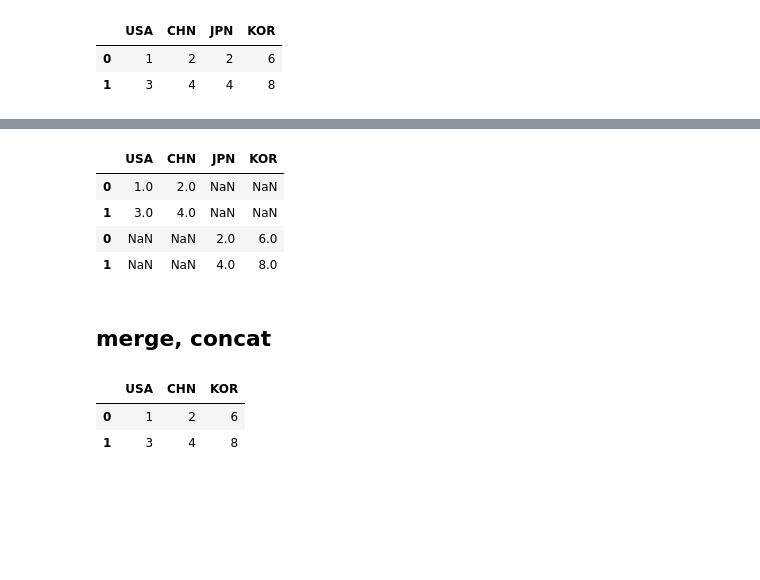
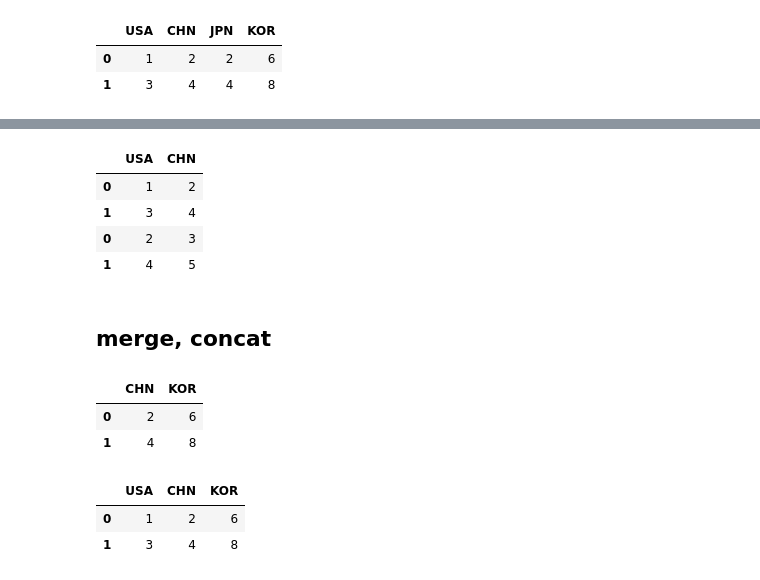
Before and after one commit to blue5070/python101, a Jupyter notebook: 1_3_pandas_1.ipynb, the cells around one changed output, grey strips where cells are left out. Saved outputs shown, nothing was run; the diff lists cells and outputs as text; code cells hidden in the pictures; blank space fills up the shorter version.

```diff
--- a/1_3_pandas_1.ipynb
+++ b/1_3_pandas_1.ipynb
@@ -431,13 +464,20 @@ pd.concat([df1, df2], axis = 1)
+# %%
+df3 = pd.DataFrame({'USA': [2, 4], 'CHN': [3, 5]})
 # %%
-pd.concat([df1, df2], axis = 0)
+pd.concat([df1, df3], axis = 0)
 # %% [output]
-|  | USA | CHN | JPN | KOR |
-| 0 | 1.0 | 2.0 | NaN | NaN |
-| 1 | 3.0 | 4.0 | NaN | NaN |
-| 0 | NaN | NaN | 2.0 | 6.0 |
-| 1 | NaN | NaN | 4.0 | 8.0 |
+|  | USA | CHN |
+| 0 | 1 | 2 |
+| 1 | 3 | 4 |
+| 0 | 2 | 3 |
+| 1 | 4 | 5 |
 # %% [markdown]
 ## merge, concat
 # %%
 df2.columns = ['CHN', 'KOR']
+df2
+# %% [output]
+|  | CHN | KOR |
+| 0 | 2 | 6 |
+| 1 | 4 | 8 |
 # %%
```
Also changed, not shown: parts of 63 cells of this notebook.
